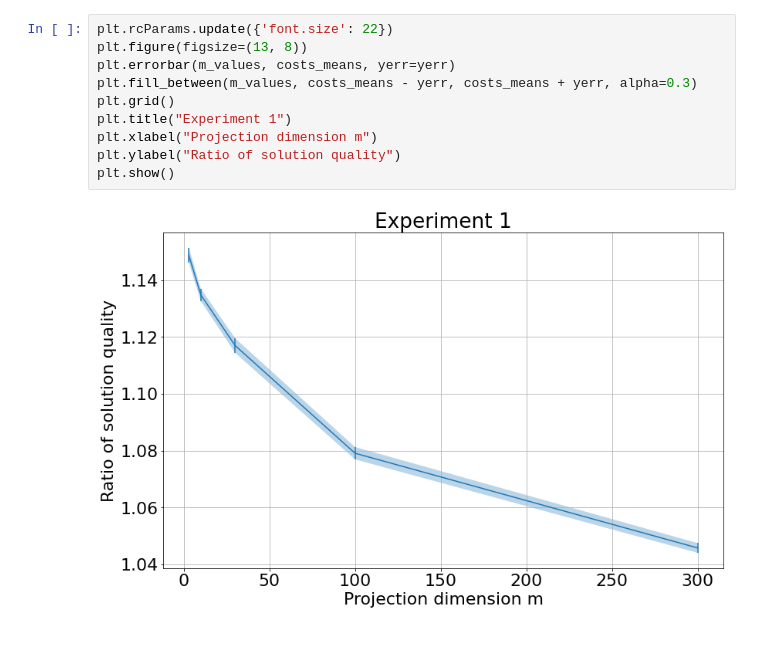
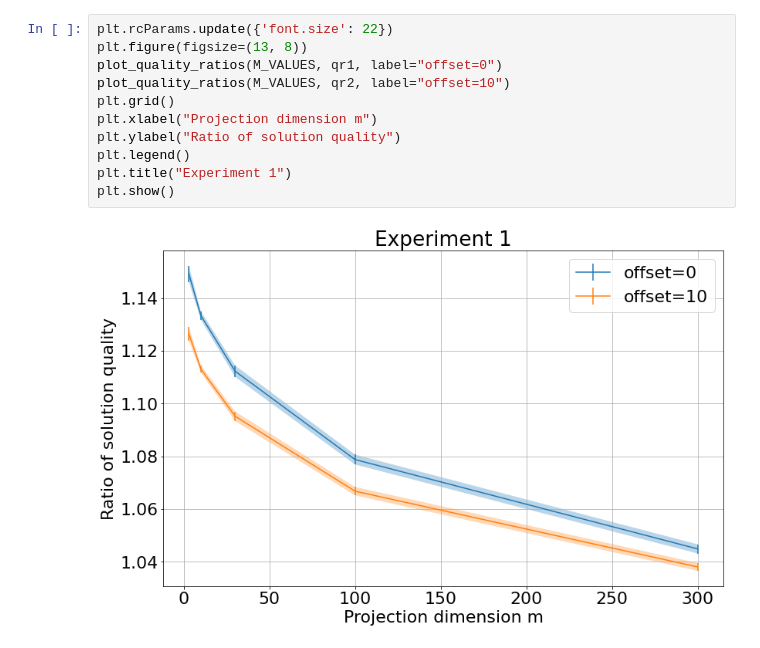
Before and after one commit to decarpentierg/dr4wb, a Jupyter notebook: exp1_plots.ipynb, the cells around one changed output. Cells and saved outputs as stored; diff of their text form.

Commit message:
exp1 with offset

```diff
--- a/exp1_plots.ipynb
+++ b/exp1_plots.ipynb
@@ -19,12 +15,13 @@ yerr = 2 * costs_std / np.sqrt(total_costs.shape[1])
 # %%
 plt.rcParams.update({'font.size': 22})
 plt.figure(figsize=(13, 8))
-plt.errorbar(m_values, costs_means, yerr=yerr)
-plt.fill_between(m_values, costs_means - yerr, costs_means + yerr, alpha=0.3)
+plot_quality_ratios(M_VALUES, qr1, label="offset=0")
+plot_quality_ratios(M_VALUES, qr2, label="offset=10")
 plt.grid()
-plt.title("Experiment 1")
 plt.xlabel("Projection dimension m")
 plt.ylabel("Ratio of solution quality")
+plt.legend()
+plt.title("Experiment 1")
 plt.show()
 # %% [output]
-[figure, old version]
+[figure, new version]
```
Also changed, not shown: parts of 7 cells of this notebook, 4 other files.
